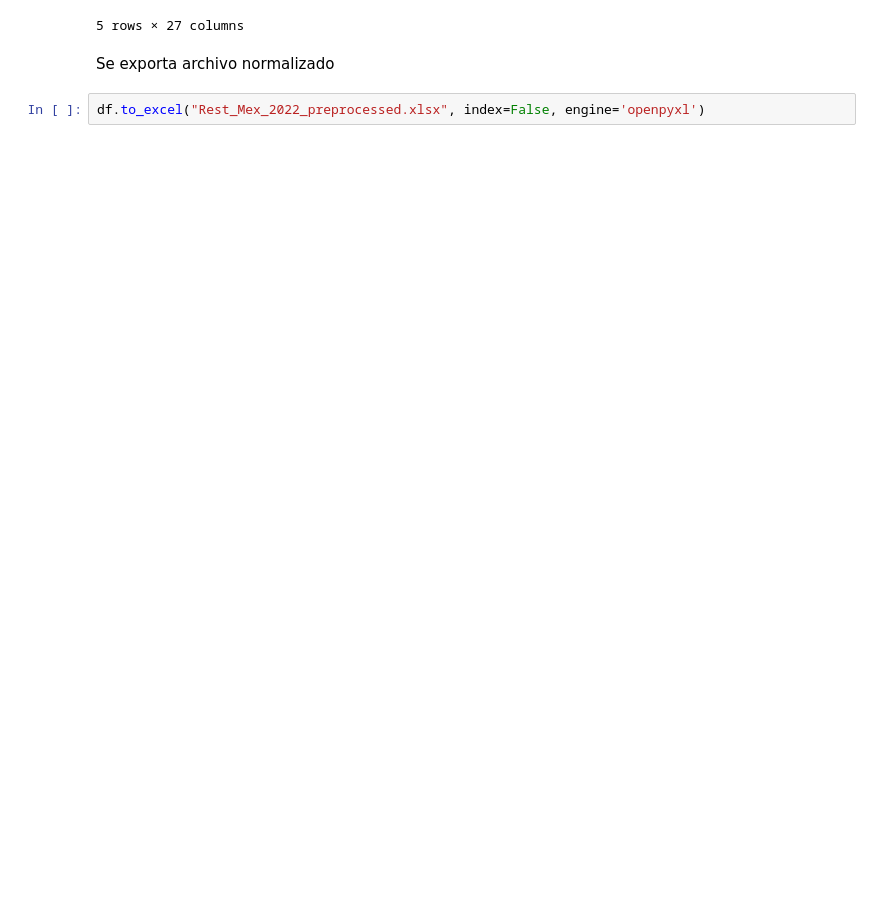
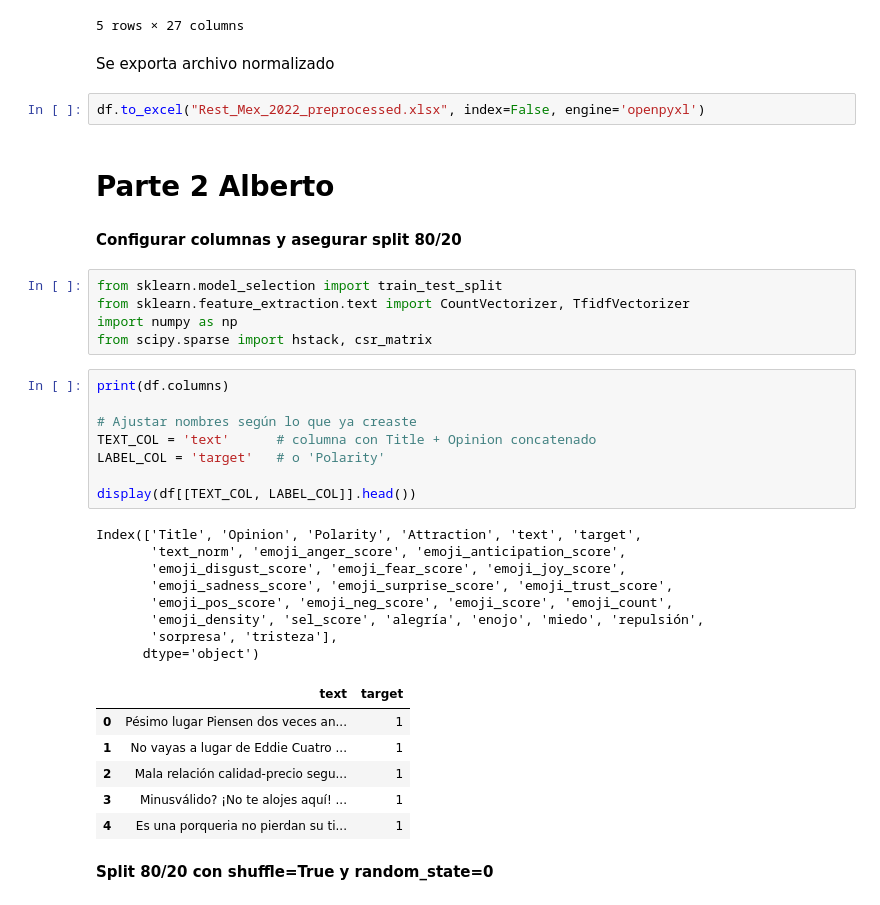
Before and after one commit to AngelHyperM/PLN_P4, a Jupyter notebook: Corpus_Preprocessing.ipynb, the cells around one changed output. Saved outputs shown, nothing was run; the diff lists cells and outputs as text; blank space fills up the shorter version.

Commit message:
Parte de Alberto completada

```diff
--- a/Corpus_Preprocessing.ipynb
+++ b/Corpus_Preprocessing.ipynb
@@ -474,3 +474,37 @@ df.head()
 Se exporta archivo normalizado
 # %%
 df.to_excel("Rest_Mex_2022_preprocessed.xlsx", index=False, engine='openpyxl')
+# %% [markdown]
+# **Parte 2 Alberto**
+# %% [markdown]
+**Configurar columnas y asegurar split 80/20**
+# %%
+from sklearn.model_selection import train_test_split
+from sklearn.feature_extraction.text import CountVectorizer, TfidfVectorizer
+import numpy as np
+from scipy.sparse import hstack, csr_matrix
+# %%
+print(df.columns)
+
+# Ajustar nombres según lo que ya creaste
+TEXT_COL = 'text'      # columna con Title + Opinion concatenado
+LABEL_COL = 'target'   # o 'Polarity'
+
+display(df[[TEXT_COL, LABEL_COL]].head())
+# %% [output]
+Index(['Title', 'Opinion', 'Polarity', 'Attraction', 'text', 'target',
+       'text_norm', 'emoji_anger_score', 'emoji_anticipation_score',
+       'emoji_disgust_score', 'emoji_fear_score', 'emoji_joy_score',
+       'emoji_sadness_score', 'emoji_surprise_score', 'emoji_trust_score',
+       'emoji_pos_score', 'emoji_neg_score', 'emoji_score', 'emoji_count',
+       'emoji_density', 'sel_score', 'alegría', 'enojo', 'miedo', 'repulsión',
+       'sorpresa', 'tristeza'],
+      dtype='object')
+|  | text | target |
+| 0 | Pésimo lugar Piensen dos veces an... | 1 |
+| 1 | No vayas a lugar de Eddie Cuatro ... | 1 |
+| 2 | Mala relación calidad-precio segu... | 1 |
+| 3 | Minusválido? ¡No te alojes aquí! ... | 1 |
+| 4 | Es una porqueria no pierdan su ti... | 1 |
+# %% [markdown]
+**Split 80/20 con shuffle=True y random_state=0**
```
Also changed, not shown: parts of 17 cells of this notebook, 1 other file.
